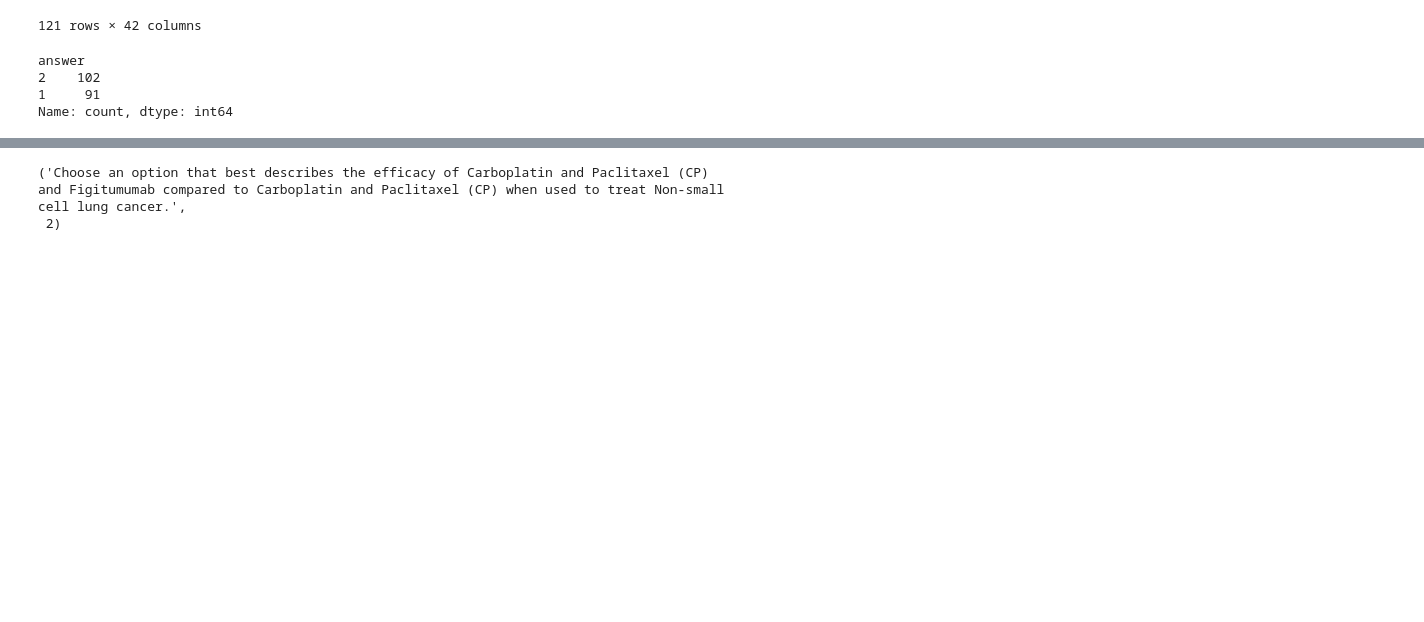
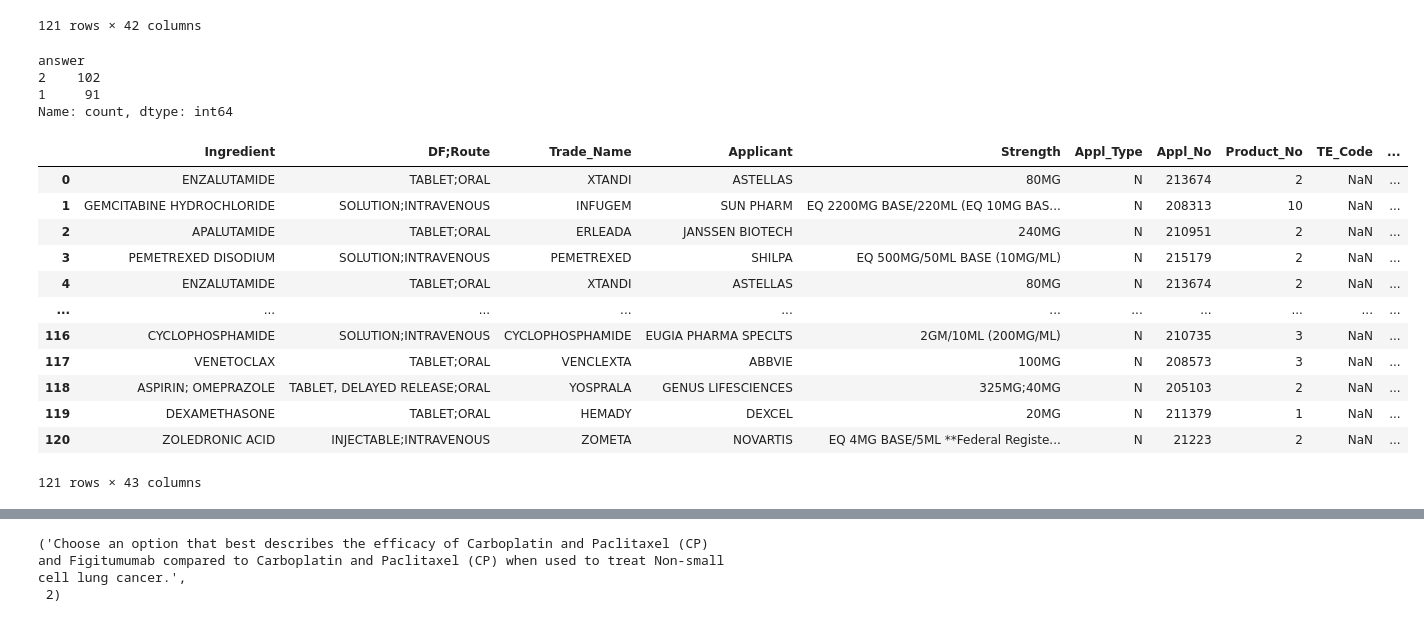
Before and after one commit to shan23chen/MedBrowseComp, a Jupyter notebook: random_helper/Yuxin_prep.ipynb, the cells around one changed output, grey strips where cells are left out. Drawn from its saved outputs; the diff is of its cells as text; code cells hidden in the pictures; blank space fills up the shorter version.

```diff
--- a/random_helper/Yuxin_prep.ipynb
+++ b/random_helper/Yuxin_prep.ipynb
@@ -599,3 +599,22 @@ answer
 2    102
 1     91
 Name: count, dtype: int64
+# %%
+import pandas as pd
+df_results = pd.read_csv('../data/nct_121_with_effecacy_group.csv')
+
+df_results
+# %% [output]
+|  | Ingredient | DF;Route | Trade_Name | Applicant | Strength | Appl_Type | Appl_No | Product_No | TE_Code | ... |
+| 0 | ENZALUTAMIDE | TABLET;ORAL | XTANDI | ASTELLAS | 80MG | N | 213674 | 2 | NaN | ... |
+| 1 | GEMCITABINE HYDROCHLORIDE | SOLUTION;INTRAVENOUS | INFUGEM | SUN PHARM | EQ 2200MG BASE/220ML (EQ 10MG BAS... | N | 208313 | 10 | NaN | ... |
+| 2 | APALUTAMIDE | TABLET;ORAL | ERLEADA | JANSSEN BIOTECH | 240MG | N | 210951 | 2 | NaN | ... |
+| 3 | PEMETREXED DISODIUM | SOLUTION;INTRAVENOUS | PEMETREXED | SHILPA | EQ 500MG/50ML BASE (10MG/ML) | N | 215179 | 2 | NaN | ... |
+| 4 | ENZALUTAMIDE | TABLET;ORAL | XTANDI | ASTELLAS | 80MG | N | 213674 | 2 | NaN | ... |
+| ... | ... | ... | ... | ... | ... | ... | ... | ... | ... | ... |
+| 116 | CYCLOPHOSPHAMIDE | SOLUTION;INTRAVENOUS | CYCLOPHOSPHAMIDE | EUGIA PHARMA SPECLTS | 2GM/10ML (200MG/ML) | N | 210735 | 3 | NaN | ... |
+| 117 | VENETOCLAX | TABLET;ORAL | VENCLEXTA | ABBVIE | 100MG | N | 208573 | 3 | NaN | ... |
+| 118 | ASPIRIN; OMEPRAZOLE | TABLET, DELAYED RELEASE;ORAL | YOSPRALA | GENUS LIFESCIENCES | 325MG;40MG | N | 205103 | 2 | NaN | ... |
+| 119 | DEXAMETHASONE | TABLET;ORAL | HEMADY | DEXCEL | 20MG | N | 211379 | 1 | NaN | ... |
+| 120 | ZOLEDRONIC ACID | INJECTABLE;INTRAVENOUS | ZOMETA | NOVARTIS | EQ 4MG BASE/5ML **Federal Registe... | N | 21223 | 2 | NaN | ... |
+121 rows × 43 columns
```
Also changed, not shown: parts of 3 cells of this notebook, 14 other files.
